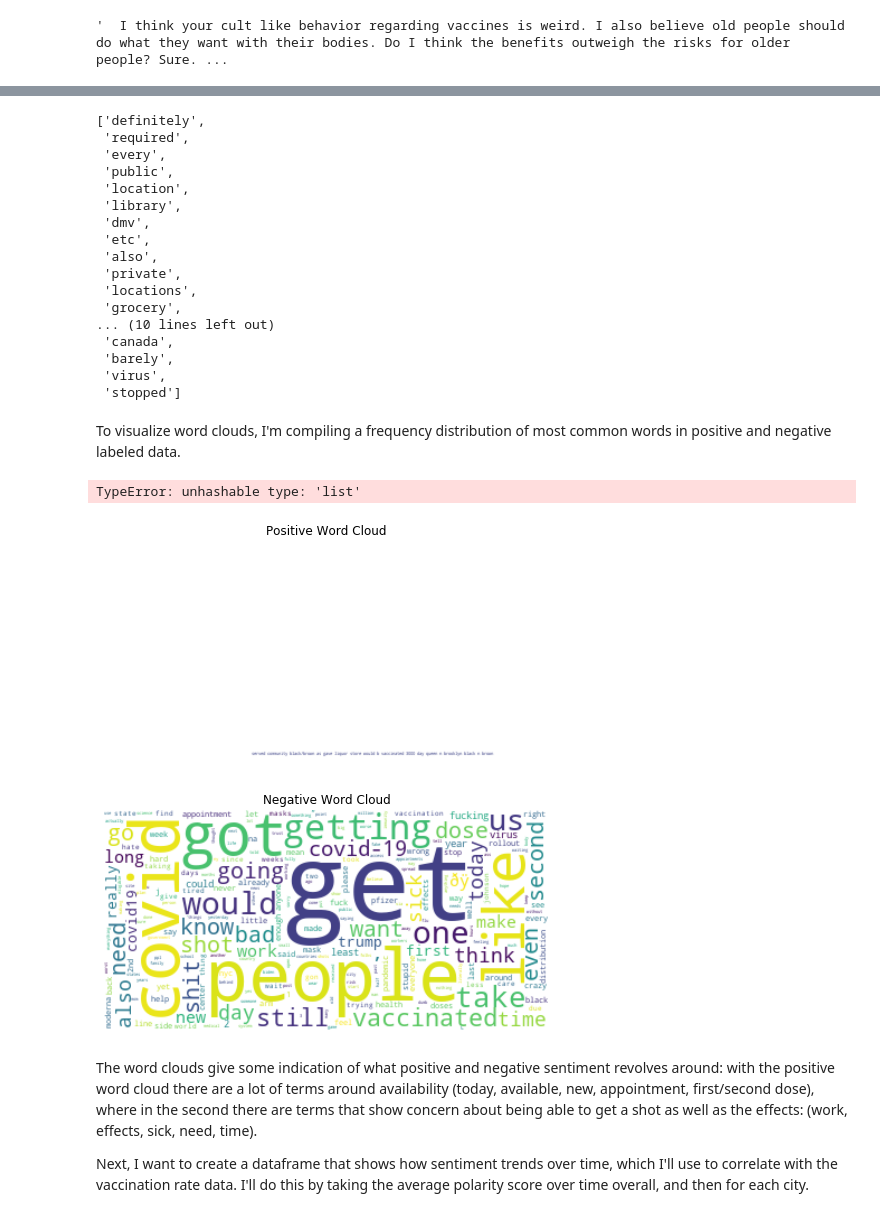
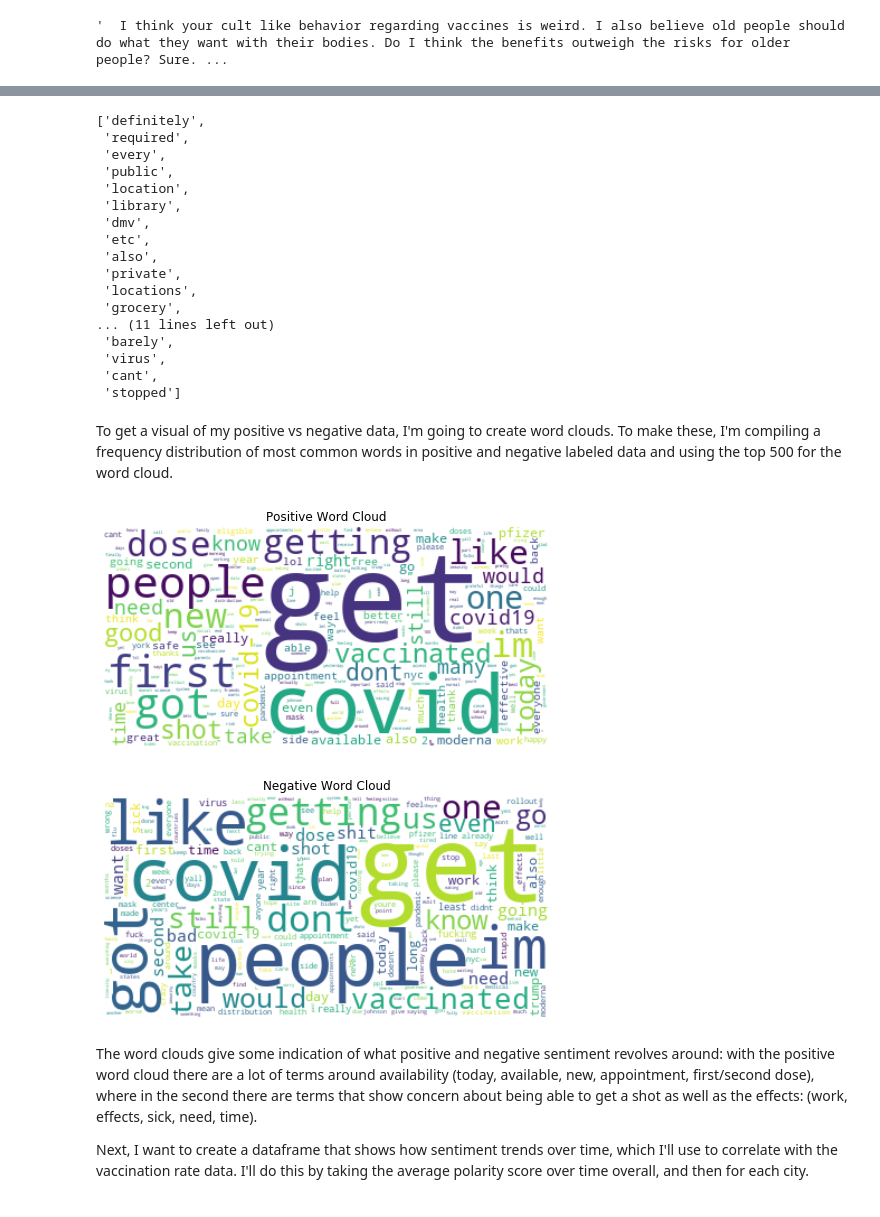
Before and after one commit to christisarv/2021-covid-vaccine-analysis, a Jupyter notebook: Twitter Sentiment Evaluation.ipynb, the cells around one changed output, grey strips where cells are left out. Saved outputs shown, nothing was run; the diff lists cells and outputs as text; code cells hidden in the pictures.

Commit message:
more text cleaning

```diff
--- a/Twitter Sentiment Evaluation.ipynb
+++ b/Twitter Sentiment Evaluation.ipynb
@@ -42,8 +50,10 @@ The regex package will help me get non-informative text out of my data by writin
 #creating a new clean column to remove URLs and @ mentions
 df['clean_text'] = df['tweet']
 
-#first, replacing this weird character with an apostophe as I will deal with contractions later
-df['clean_text'] = df['clean_text'].str.replace("â€™", "'")
+#first, replacing some of the weird characters that twint is pulling in
+df['clean_text'] = df['clean_text'].str.replace("â€", "'")
+df['clean_text'] = df['clean_text'].str.replace("�", "")
+df['clean_text'] = df['clean_text'].str.replace("™", "'")
 
 #removing links
 df['clean_text'] = [re.sub(r'(http://[^"\s]+)|(@\w+)', '', tweet) for tweet in df['clean_text']]
@@ -53,7 +63,7 @@ df['clean_text'] = [re.sub(r'(https://[^"\s]+)|(@\w+)', '', tweet) for tweet in
 df['clean_text'] = [re.sub(r'@[^\s]+', '', tweet) for tweet in df['clean_text']]
 
 #removing hashtag symbols but keeping the words
-df['clean_text'] = [re.sub(r"#", " ", tweet) for tweet in df['clean_text']]
+df['clean_text'] = [re.sub(r"#", "", tweet) for tweet in df['clean_text']]
 # %% [markdown]
 Much better, I can now focus on the content of the text.
 # %%
@@ -154,7 +164,8 @@ Then I am using NLTK's stopwords list to remove words that don't add meaning (i.
 # %%
 stopwords_list = stopwords.words('english')
 stopwords_list += string.punctuation
-punct_list = ["''", '""', '...', '``', 'amp', "'", '"', "`"]
+punct_list = ["''", '""', '...', '``', 'amp', "'", '"', "`", "â€™", "â€",
+              'ðÿ', '’', '¯', 'ðÿ™', 'â€˜', 'â€�', 'â€œ', 'ðÿ˜', '�ðÿ', '‘', '�']
 stopwords_list += punct_list
 stopwords_list.extend(['vaccine', 'vaccines'])
 # %% [markdown]
@@ -162,6 +173,5 @@ Then I'm going to incorporate this into a tokenize function that will map contra
 # %%
 def tokenize(tweet):
-
     """
     Preps text data for processing by passing
     several data cleaning techniques at once:
@@ -170,7 +180,8 @@ def tokenize(tweet):
     """
     tokens = nltk.word_tokenize(tweet)
     words_lower = [word.lower() for word in tokens]
-    words_stopped = [word for word in words_lower if word not in stopwords_list]
+    words_stopped = [
+        word for word in words_lower if word not in stopwords_list]
 
     return words_stopped
 # %%
@@ -191,22 +202,19 @@ processed_data_positive[0]
  'private',
  'locations',
  'grocery',
-... (10 lines left out)
- 'canada',
+... (11 lines left out)
  'barely',
  'virus',
+ 'cant',
  'stopped']
 # %% [markdown]
-To visualize word clouds, I'm compiling a frequency distribution of most common words in positive and negative labeled data.
+To get a visual of my positive vs negative data, I'm going to create word clouds. To make these, I'm compiling a frequency distribution of most common words in positive and negative labeled data and using the top 500 for the word cloud.
 # %%
 pos_tweet_concat = []
 for tweet in processed_data_positive:
     pos_tweet_concat += tweet
 
-pos_tweet_freqdist = FreqDist(processed_data_positive)
-# pos_tweet_freqdist.most_common(2000)
+pos_tweet_freqdist = FreqDist(pos_tweet_concat)
-# %% [output]
-TypeError: unhashable type: 'list'
 # %%
 neg_tweet_concat = []
 for tweet in processed_data_negative:
@@ -217,5 +224,5 @@ neg_tweet_freqdist = FreqDist(neg_tweet_concat)
 # %%
-p_wc = WordCloud(background_color="white", max_words=2000)
+p_wc = WordCloud(background_color="white", max_words=500)
 p_wc.generate_from_frequencies(pos_tweet_freqdist)
 
 plt.figure(figsize=(8,8))
@@ -225,19 +232,19 @@ plt.margins(x=1, y=1)
 plt.title('Positive Word Cloud')
 plt.show()
 # %% [output]
-[figure, old version]
+[figure, new version]
 # %%
-n_wc = WordCloud(background_color="white", max_words=2000)
+n_wc = WordCloud(background_color="white", max_words=500)
 n_wc.generate_from_frequencies(neg_tweet_freqdist)
 
 plt.figure(figsize=(8,8))
 plt.imshow(n_wc, interpolation='bilinear')
 plt.axis("off")
 plt.margins(x=1, y=1)
 plt.title('Negative Word Cloud')
 plt.show()
 # %% [output]
-[figure, old version]
+[figure, new version]
 # %% [markdown]
 The word clouds give some indication of what positive and negative sentiment revolves around: with the positive word cloud there are a lot of terms around availability (today, available, new, appointment, first/second dose), where in the second there are terms that show concern about being able to get a shot as well as the effects: (work, effects, sick, need, time).
 
```
Also changed, not shown: parts of 24 cells of this notebook, 2 other files.
